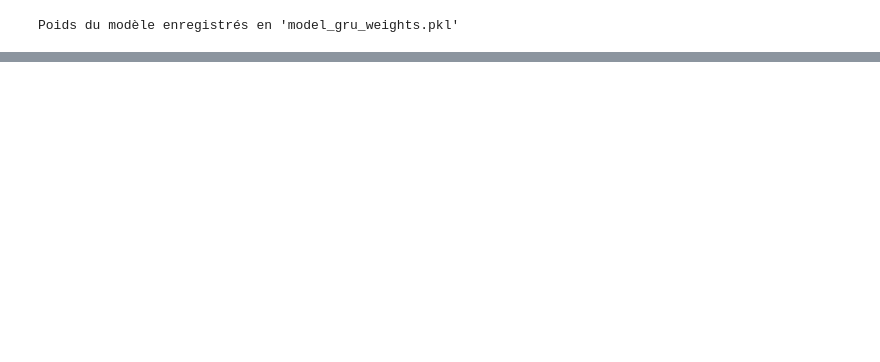
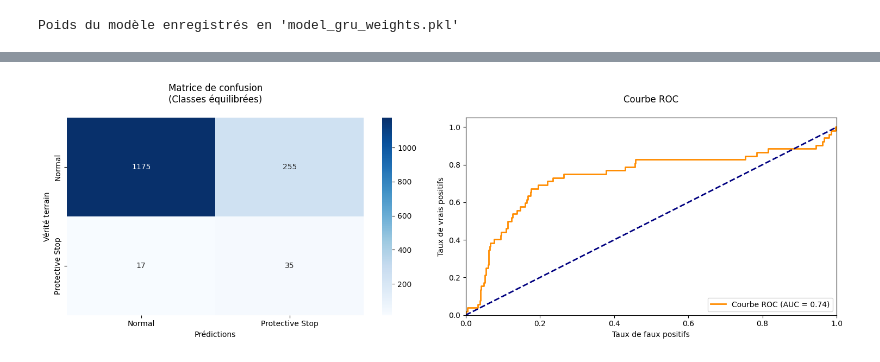
Before and after one commit to Garehmalika/Prediction-of-Protection-Stops-for-a-Cobot, a Jupyter notebook: Prediction_of_Protection_Stops_for_a_Cobot.ipynb, the cells around one changed output, grey strips where cells are left out. Cells and saved outputs as stored; diff of their text form; code cells hidden in the pictures; blank space fills up the shorter version.

```diff
--- a/Prediction_of_Protection_Stops_for_a_Cobot.ipynb
+++ b/Prediction_of_Protection_Stops_for_a_Cobot.ipynb
@@ -924,0 +1186,90 @@ Poids du modèle enregistrés en 'model_gru_weights.pkl'
+# %%
+import numpy as np
+import pandas as pd
+from sklearn.decomposition import PCA
+from sklearn.svm import SVC
+from sklearn.preprocessing import StandardScaler
+from sklearn.model_selection import train_test_split
+from sklearn.metrics import (accuracy_score, classification_report,
+                           confusion_matrix, roc_curve, auc)
+from imblearn.over_sampling import SMOTE  # Alternative pour l'équilibrage
+import seaborn as sns
+import matplotlib.pyplot as plt
+
+X = df.drop(columns=['Robot_ProtectiveStop', 'Timestamp'])
+y = df['Robot_ProtectiveStop']
+
+# 3. PCA
+pca = PCA(n_components=10)
+X_pca = pca.fit_transform(X_scaled)
+
+# 4. Équilibrage des classes
+print("Distribution des classes avant équilibrage:")
+print(y.value_counts())
+
+svm = SVC(kernel='linear', class_weight='balanced', probability=True, random_state=42)
+
+# 5. Séparation des données
+X_train, X_test, y_train, y_test = train_test_split(X_pca, y, test_size=0.2, random_state=42)
+
+# 6. Entraînement
+svm.fit(X_train, y_train)
+
+# 7. Prédiction et évaluation
+y_pred = svm.predict(X_test)
+y_proba = svm.predict_proba(X_test)[:, 1]  # Probabilités pour la courbe ROC
+
+print("\nDistribution des classes dans le test set:")
+print(pd.Series(y_test).value_counts())
+
+# 8. Métriques complètes
+print("\n" + "="*50)
+print("Évaluation du modèle SVM avec équilibrage des classes")
+print("="*50)
+
+accuracy = accuracy_score(y_test, y_pred)
+print(f"\nAccuracy: {accuracy:.4f}")
+
+print("\nRapport de classification détaillé:")
+print(classification_report(y_test, y_pred, target_names=['Normal', 'Protective Stop']))
+
+# 9. Visualisations améliorées
+plt.figure(figsize=(15, 5))
+
+# Matrice de confusion
+plt.subplot(1, 2, 1)
+conf_matrix = confusion_matrix(y_test, y_pred)
+sns.heatmap(conf_matrix, annot=True, fmt='d', cmap='Blues',
+            xticklabels=['Normal', 'Protective Stop'],
+            yticklabels=['Normal', 'Protective Stop'])
+plt.title('Matrice de confusion\n(Classes équilibrées)', pad=20)
+plt.ylabel('Vérité terrain')
+plt.xlabel('Prédictions')
+
+# Courbe ROC
+plt.subplot(1, 2, 2)
+fpr, tpr, thresholds = roc_curve(y_test, y_proba)
+roc_auc = auc(fpr, tpr)
+plt.plot(fpr, tpr, color='darkorange', lw=2,
+         label=f'Courbe ROC (AUC = {roc_auc:.2f})')
+plt.plot([0, 1], [0, 1], color='navy', lw=2, linestyle='--')
+plt.xlim([0.0, 1.0])
+plt.ylim([0.0, 1.05])
+plt.xlabel('Taux de faux positifs')
+plt.ylabel('Taux de vrais positifs')
+plt.title('Courbe ROC', pad=20)
+plt.legend(loc="lower right")
+
+plt.tight_layout()
+plt.show()
+
+# 10. Feature importance (pour SVM linéaire)
+if svm.kernel == 'linear':
+    plt.figure(figsize=(10, 6))
+    importance = pd.Series(np.abs(svm.coef_[0]),
+                          index=[f'PC{i+1}' for i in range(10)])
+    importance.sort_values().plot(kind='barh')
+    plt.title('Importance des composantes principales\n(valeurs absolues des coefficients SVM)')
+    plt.tight_layout()
+    plt.show()
+# %% [output]
@@ -924,0 +1293 @@ Poids du modèle enregistrés en 'model_gru_weights.pkl'
+[figure, added]
```
Also changed, not shown: parts of 35 cells of this notebook.
